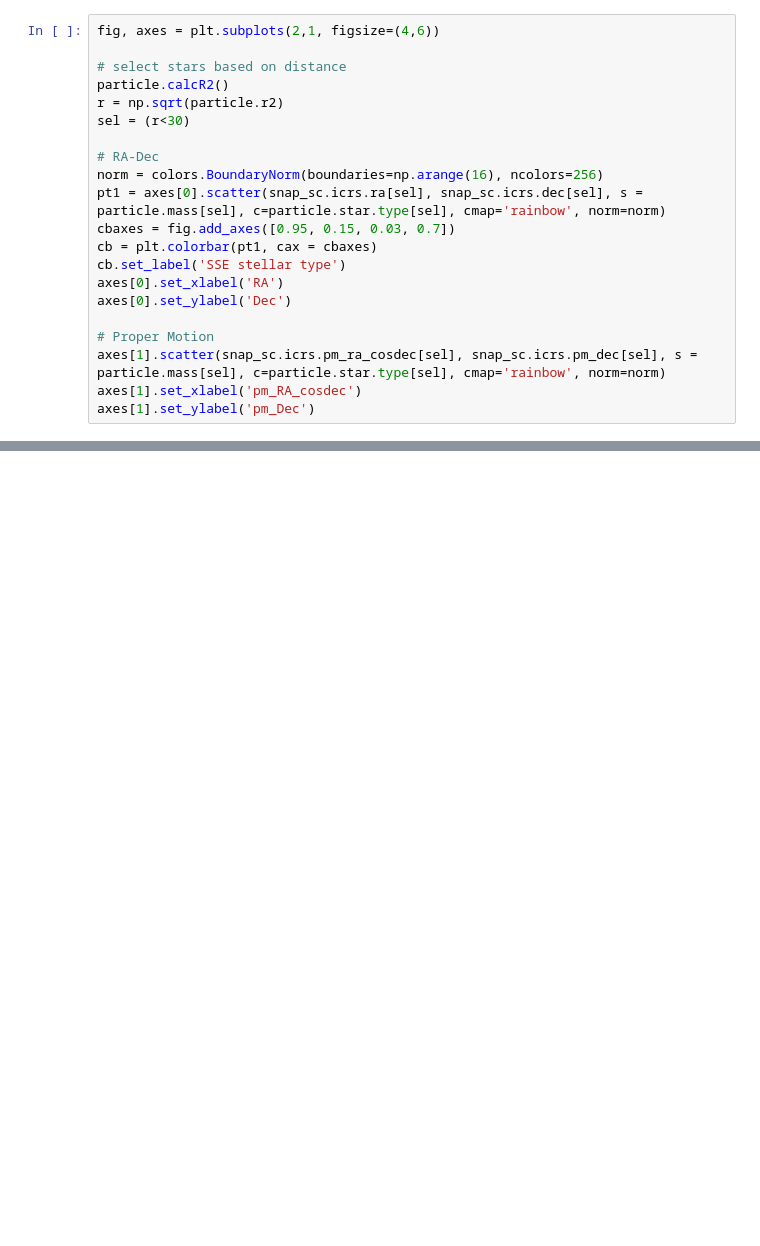
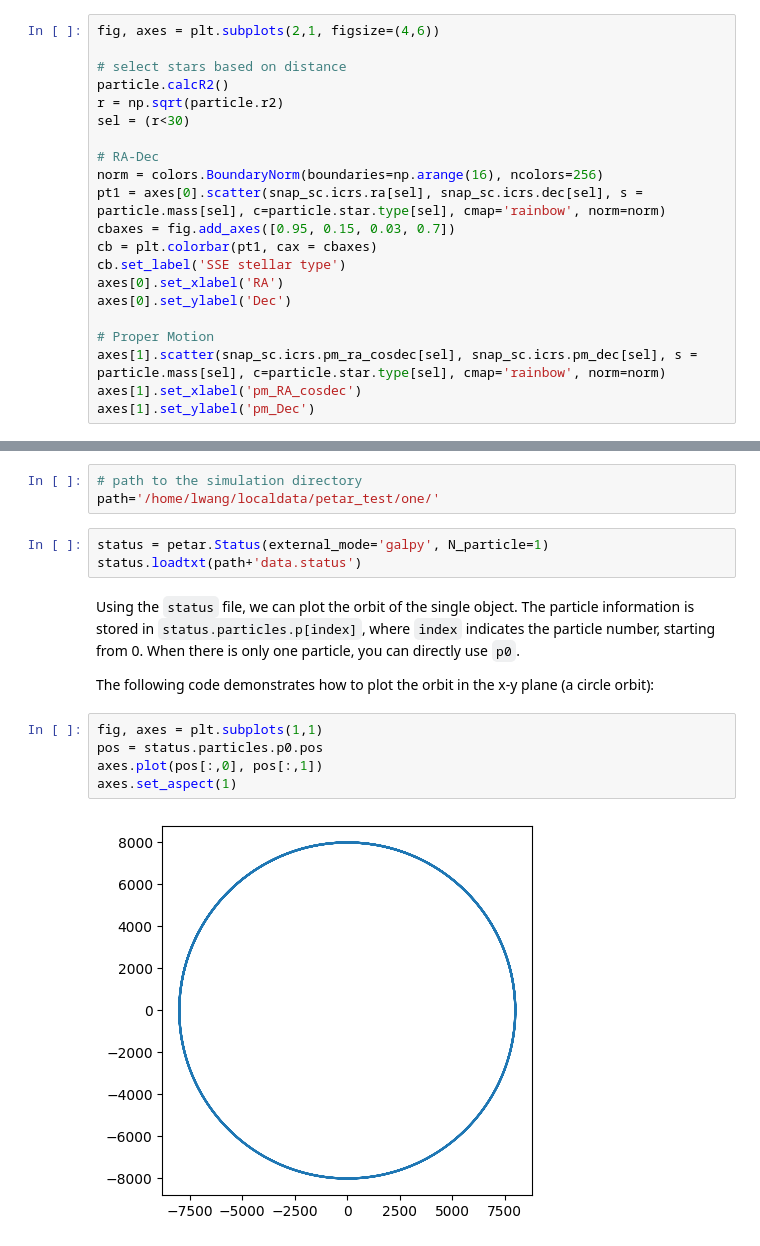
Before and after one commit to lwang-astro/PeTar, a Jupyter notebook: sample/data_analysis.ipynb, the cells around one changed output, grey strips where cells are left out. Drawn from its saved outputs; the diff is of its cells as text; blank space fills up the shorter version.

```diff
--- a/sample/data_analysis.ipynb
+++ b/sample/data_analysis.ipynb
@@ -383,0 +411,17 @@ axes[1].set_ylabel('pm_Dec')
+# %%
+# path to the simulation directory
+path='/home/lwang/localdata/petar_test/one/'
+# %%
+status = petar.Status(external_mode='galpy', N_particle=1)
+status.loadtxt(path+'data.status')
+# %% [markdown]
+Using the `status` file, we can plot the orbit of the single object. The particle information is stored in `status.particles.p[index]`, where `index` indicates the particle number, starting from 0. When there is only one particle, you can directly use `p0`.
+
+The following code demonstrates how to plot the orbit in the x-y plane (a circle orbit):
+# %%
+fig, axes = plt.subplots(1,1)
+pos = status.particles.p0.pos
+axes.plot(pos[:,0], pos[:,1])
+axes.set_aspect(1)
+# %% [output]
+[figure, added]
```
Also changed, not shown: parts of 2 cells of this notebook, 6 other files.
